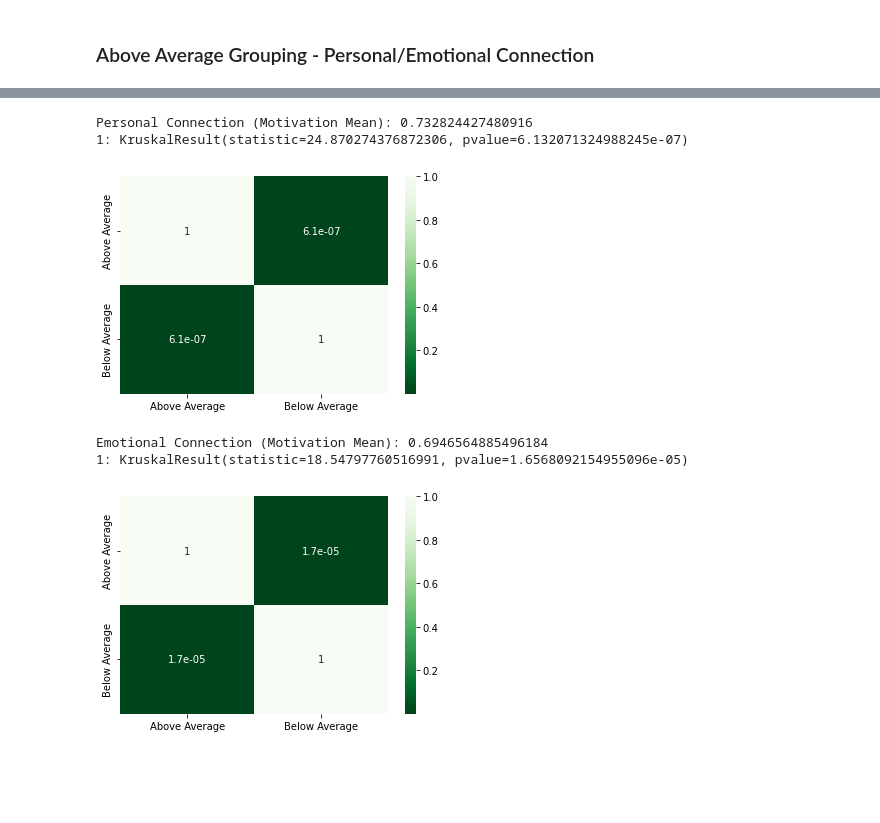
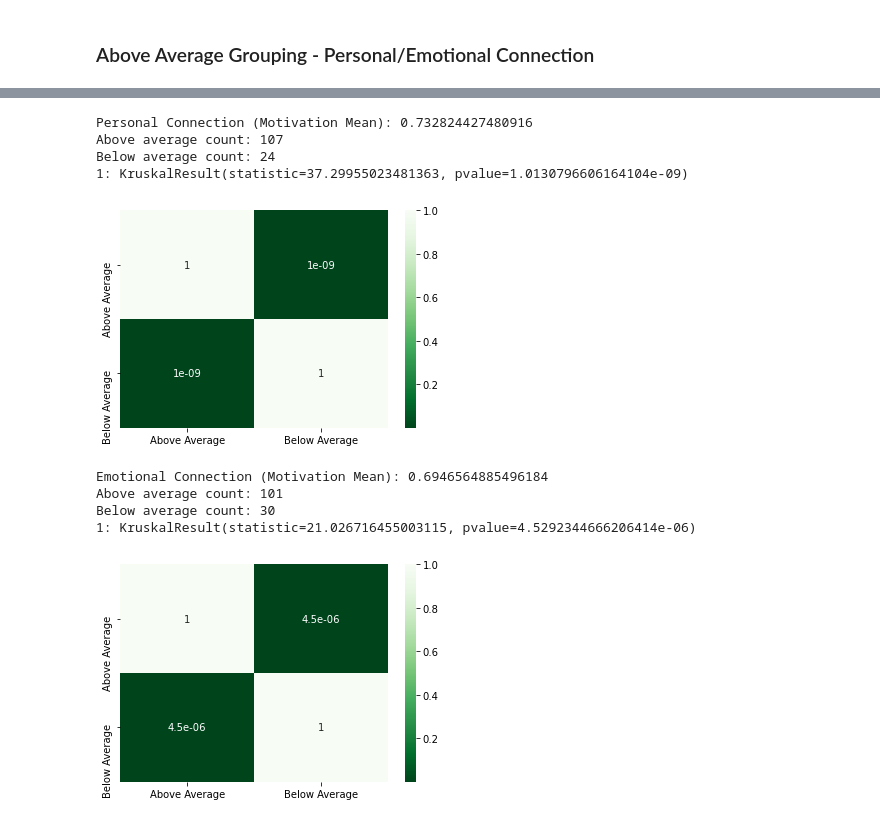
Before and after one commit to rizupaudel/designStudy, a Jupyter notebook: priming/analysis/csquest.ipynb, the cells around one changed output, grey strips where cells are left out. Cells and saved outputs as stored; diff of their text form; code cells hidden in the pictures; blank space fills up the shorter version.

```diff
--- a/priming/analysis/csquest.ipynb
+++ b/priming/analysis/csquest.ipynb
@@ -280,4 +291,4 @@ data=design_ac_df.sum()
 # %% [markdown]
 ### Above Average Grouping - Personal/Emotional Connection
 # %%
-temp = csquestquant[['Personal Connection', 'Emotional Connection', 'Real life motivation']]
+temp = csquestquant[['Personal Connection', 'Makes me worried', 'Emotional Connection', 'Real life motivation', 'Engaging']]
@@ -284,29 +321,39 @@ temp = csquestquant[['Personal Connection', 'Emotional Connection', 'Real life m
 # %%
 # Personal Connection
 
 personal_connection_mean = temp['Personal Connection'].mean()
 print(f'Personal Connection (Motivation Mean): {personal_connection_mean}')
-above_average_personal_connection = temp[temp['Personal Connection'] >= personal_connection_mean][['Personal Connection', 'Real life motivation']]
-below_average_personal_connection = temp[temp['Personal Connection'] < personal_connection_mean][['Personal Connection', 'Real life motivation']]
+above_average_personal_connection = temp[temp['Personal Connection'] >= 0][['Personal Connection', 'Real life motivation']]
+print(f'Above average count: {len(above_average_personal_connection)}')
+
+below_average_personal_connection = temp[temp['Personal Connection'] < 0][['Personal Connection', 'Real life motivation']]
+print(f'Below average count: {len(below_average_personal_connection)}')
+
+
 
 group1 = [above_average_personal_connection['Real life motivation'], below_average_personal_connection['Real life motivation']]
+# print(len(group1))
 print(f'{1}: {kruskal(*group1)}')
 
 data = sp.posthoc_dunn(group1)
 data.index = ['Above Average', 'Below Average']
 data.columns = ['Above Average', 'Below Average']
 _ = sns.heatmap(data, annot=True, cmap="Greens_r")
 # %% [output]
 Personal Connection (Motivation Mean): 0.732824427480916
-1: KruskalResult(statistic=24.870274376872306, pvalue=6.132071324988245e-07)
+Above average count: 107
+Below average count: 24
+1: KruskalResult(statistic=37.29955023481363, pvalue=1.0130796606164104e-09)
-[figure, old version]
+[figure, new version]
 # %%
 # Emotional Connection
 
 emotional_connection_mean = temp['Emotional Connection'].mean()
 print(f'Emotional Connection (Motivation Mean): {emotional_connection_mean}')
-above_average_emotional_connection = temp[temp['Emotional Connection'] >= emotional_connection_mean][['Emotional Connection', 'Real life motivation']]
-below_average_emotional_connection = temp[temp['Emotional Connection'] < emotional_connection_mean][['Emotional Connection', 'Real life motivation']]
+above_average_emotional_connection = temp[temp['Emotional Connection'] >= 0][['Emotional Connection', 'Real life motivation']]
+print(f'Above average count: {len(above_average_emotional_connection)}')
+below_average_emotional_connection = temp[temp['Emotional Connection'] < 0][['Emotional Connection', 'Real life motivation']]
+print(f'Below average count: {len(below_average_emotional_connection)}')
 
 group2 = [above_average_emotional_connection['Real life motivation'], below_average_emotional_connection['Real life motivation']]
 print(f'{1}: {kruskal(*group2)}')
@@ -317,5 +364,7 @@ data.columns = ['Above Average', 'Below Average']
 _ = sns.heatmap(data, annot=True, cmap="Greens_r")
 # %% [output]
 Emotional Connection (Motivation Mean): 0.6946564885496184
-1: KruskalResult(statistic=18.54797760516991, pvalue=1.6568092154955096e-05)
+Above average count: 101
+Below average count: 30
+1: KruskalResult(statistic=21.026716455003115, pvalue=4.5292344666206414e-06)
-[figure, old version]
+[figure, new version]
```
Also changed, not shown: parts of 16 cells of this notebook, 8 other files.
